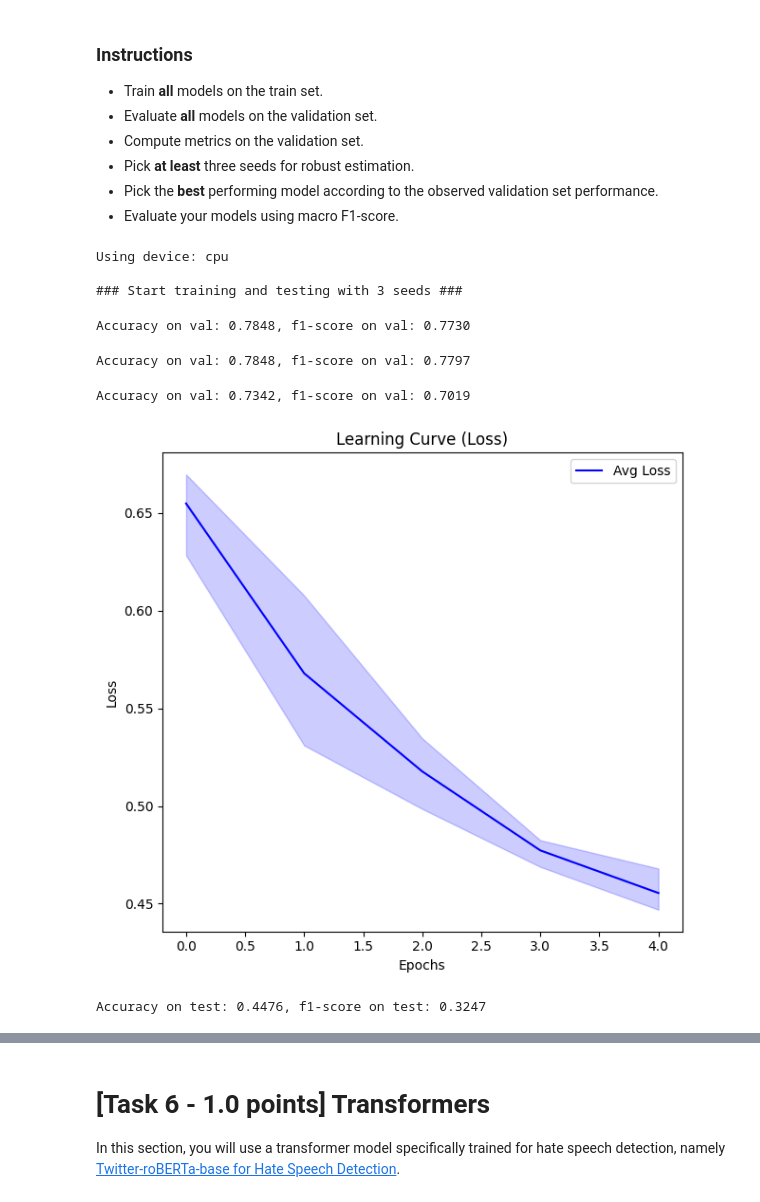
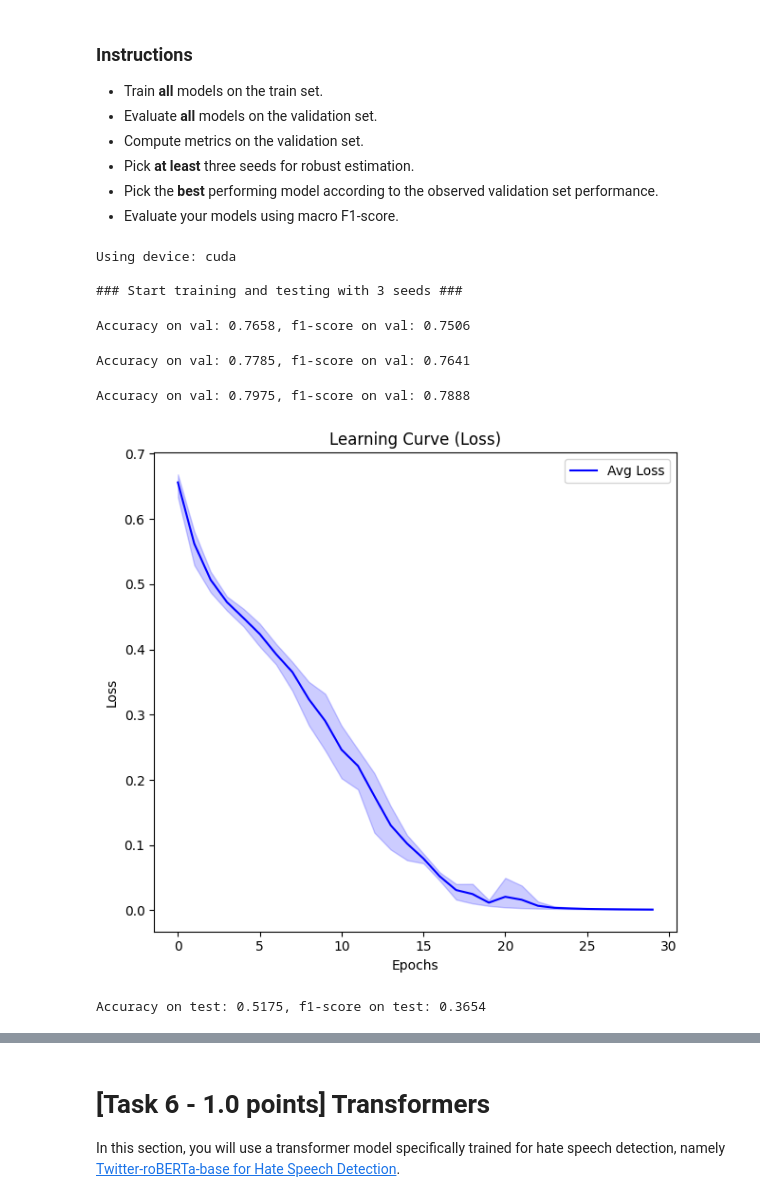
Before and after one commit to tancredibosi/nlp-assignments, a Jupyter notebook: Assignment1_2425.ipynb, the cells around one changed output, grey strips where cells are left out. Saved outputs shown, nothing was run; the diff lists cells and outputs as text; code cells hidden in the pictures.

```diff
--- a/Assignment1_2425.ipynb
+++ b/Assignment1_2425.ipynb
@@ -546,7 +546,7 @@ import matplotlib.pyplot as plt
 from tqdm import tqdm
 import copy
 
-class Trainer:
+class CustomTrainer:
     def __init__(self, model, output_size=5, learning_rate=0.001, num_epochs=20, batch_size=32, seed=42):
         self.set_seed(seed)
 
@@ -688,32 +688,22 @@ class Trainer:
         plt.ylabel('Loss')
         plt.legend()
 
-        """# Plot accuracy
-        plt.subplot(1, 2, 2)
-        plt.plot(all_accuracies.mean(axis=0), label='Avg Accuracy', color='green')
-        plt.fill_between(range(len(all_accuracies[0])), all_accuracies.min(axis=0), all_accuracies.max(axis=0), color='green', alpha=0.2)
-        plt.title('Accuracy Curve')
-        plt.xlabel('Seeds')
-        plt.ylabel('Accuracy')
-        plt.legend()"""
-
-        # Show plot
         plt.tight_layout()
         plt.show()
 # %%
-baseline_trainer = Trainer(model=baseline_model, num_epochs=5, batch_size=32, learning_rate=0.001)
+baseline_trainer = CustomTrainer(model=baseline_model, num_epochs=30, batch_size=32, learning_rate=0.001)
 
 baseline_trainer.train_and_evaluate_multiple_seeds(train_df_embedded, validation_df_embedded, num_seeds=3)
 
 accuracy, f1 = baseline_trainer.test(test_df_embedded)
 print(f"Accuracy on test: {accuracy:.4f}, f1-score on test: {f1:.4f}", end="\n\n")
 # %% [output]
-Using device: cpu
+Using device: cuda
 
 ### Start training and testing with 3 seeds ###
-Accuracy on val: 0.7848, f1-score on val: 0.7730
+Accuracy on val: 0.7658, f1-score on val: 0.7506
-Accuracy on val: 0.7848, f1-score on val: 0.7797
+Accuracy on val: 0.7785, f1-score on val: 0.7641
-Accuracy on val: 0.7342, f1-score on val: 0.7019
+Accuracy on val: 0.7975, f1-score on val: 0.7888
-[figure, old version]
+[figure, new version]
-Accuracy on test: 0.4476, f1-score on test: 0.3247
+Accuracy on test: 0.5175, f1-score on test: 0.3654
 # %%
```
Also changed, not shown: parts of 19 cells of this notebook.
